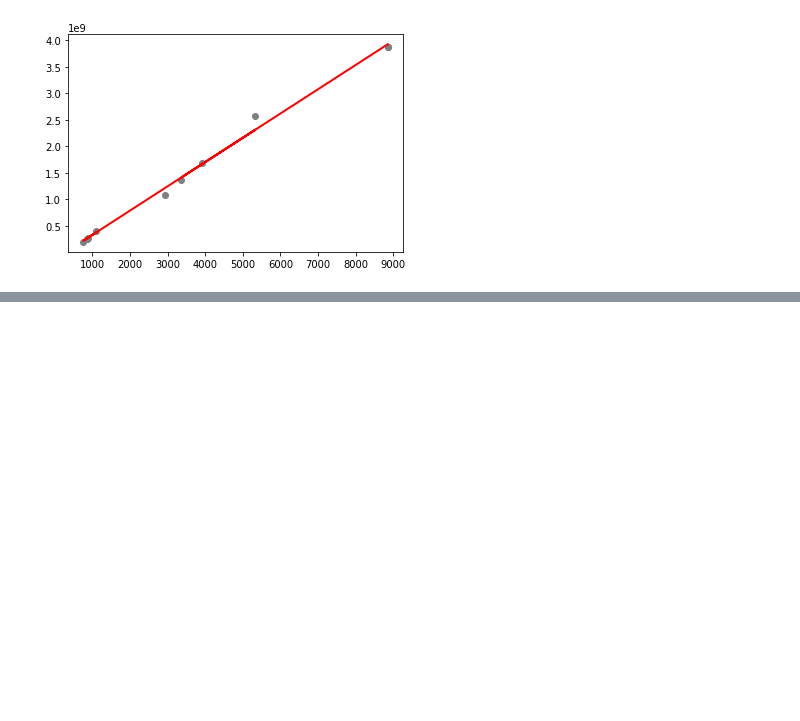
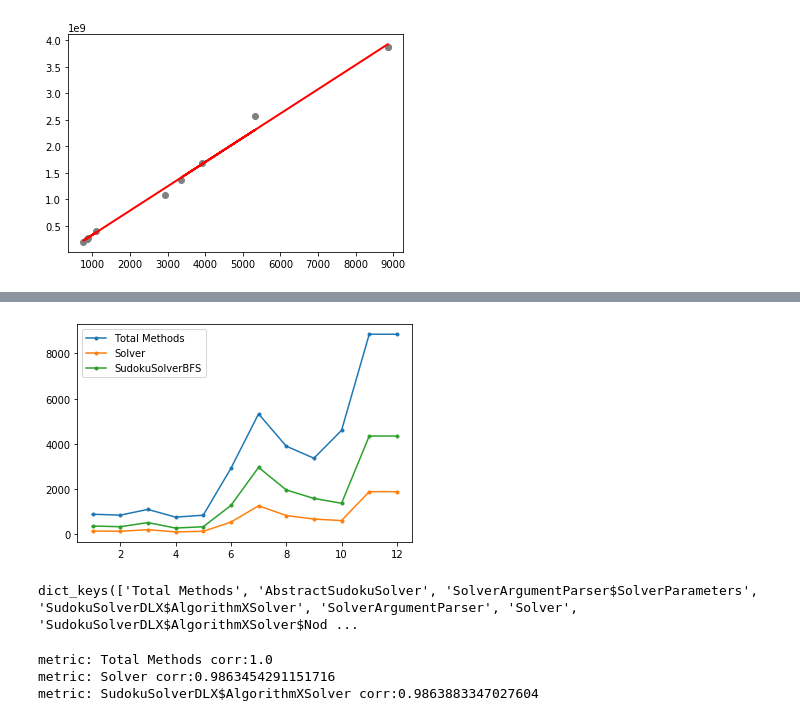
Before and after one commit to Am4teur/CNVproj, a Jupyter notebook: metrics/Small Metric Study.ipynb, the cells around one changed output, grey strips where cells are left out. Saved outputs shown, nothing was run; the diff lists cells and outputs as text; code cells hidden in the pictures; blank space fills up the shorter version.

```diff
--- a/metrics/Small Metric Study.ipynb
+++ b/metrics/Small Metric Study.ipynb
@@ -177,0 +236,16 @@ plt.show()
+# %%
+keys=['Total Methods','Solver','SudokuSolverBFS','SudokuSolverDLX$AlgorithmXSolver','SudokuSolverCP']
+# %%
+for k in keys:
+    if k in methods_classes.keys():
+        v=methods_classes[k]
+        plt.plot(range(1, len(v) + 1), v, '.-', label=k)
+
+plt.legend()
+plt.show()
+# %% [output]
+[figure, added]
+# %%
+methods_classes.keys()
+# %% [output]
+dict_keys(['Total Methods', 'AbstractSudokuSolver', 'SolverArgumentParser$SolverParameters', 'SudokuSolverDLX$AlgorithmXSolver', 'SolverArgumentParser', 'Solver', 'SudokuSolverDLX$AlgorithmXSolver$Nod ...
@@ -177,0 +256,9 @@ plt.show()
+# %%
+for metric in keys:
+    if metric in methods_classes.keys():
+        corr=np.corrcoef(methods_classes[comp],methods_classes[metric])[0][1]
+        print("metric: {} corr:{}".format(metric,corr))
+# %% [output]
+metric: Total Methods corr:1.0
+metric: Solver corr:0.9863454291151716
+metric: SudokuSolverDLX$AlgorithmXSolver corr:0.9863883347027604
```
Also changed, not shown: parts of 16 cells of this notebook, 5 other files.
